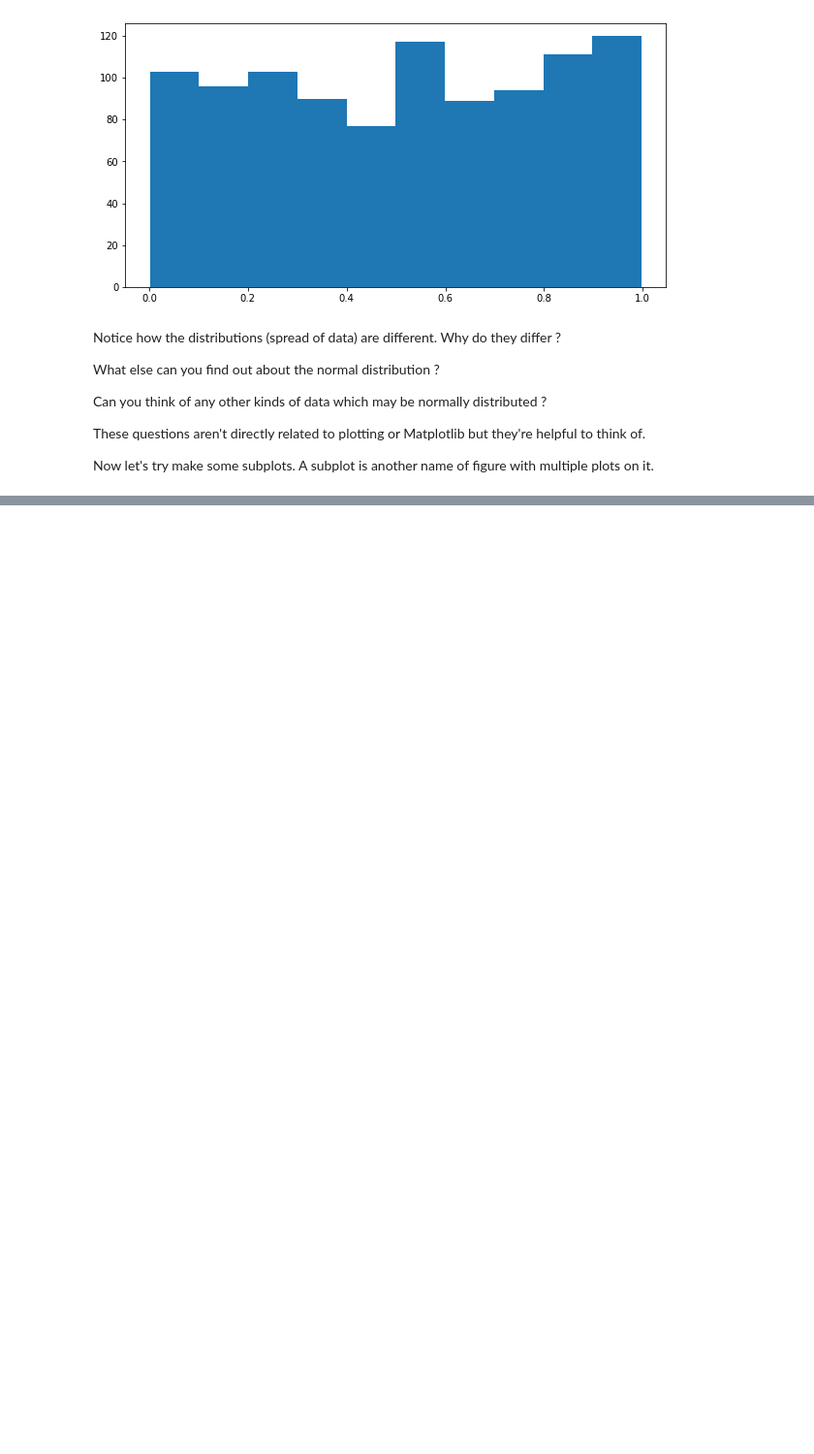
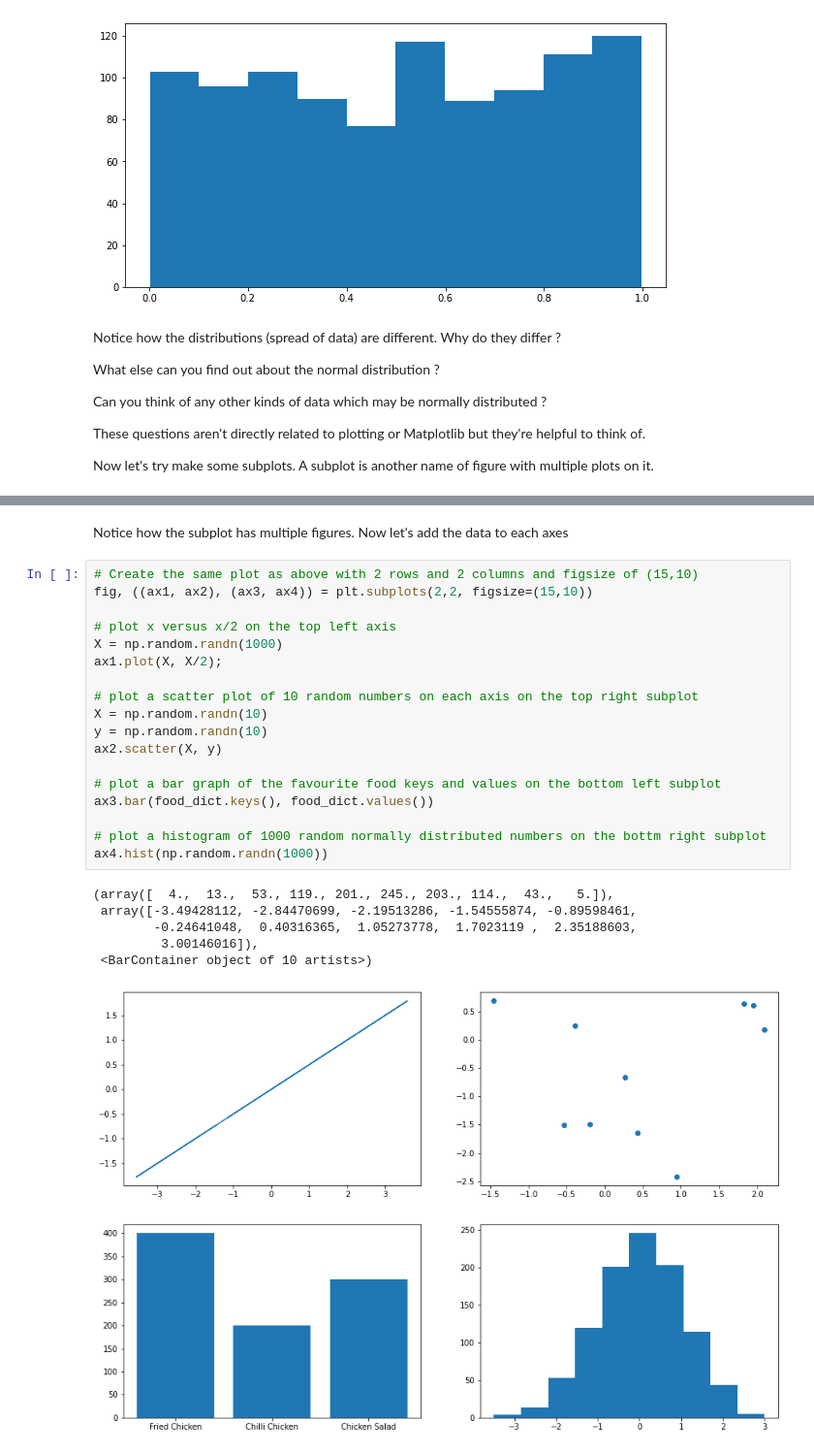
Before and after one commit to SaketMunda/ml-ds-tools-library-introduction, a Jupyter notebook: matplotlib-exercises.ipynb, the cells around one changed output, grey strips where cells are left out. Shown: that part at 97% size. Drawn from its saved outputs; the diff is of its cells as text; blank space fills up the shorter version.

```diff
--- a/matplotlib-exercises.ipynb
+++ b/matplotlib-exercises.ipynb
@@ -203,0 +209,27 @@ Now let's try make some subplots. A subplot is another name of figure with multi
+# %% [markdown]
+Notice how the subplot has multiple figures. Now let's add the data to each axes
+# %%
+# Create the same plot as above with 2 rows and 2 columns and figsize of (15,10)
+fig, ((ax1, ax2), (ax3, ax4)) = plt.subplots(2,2, figsize=(15,10))
+
+# plot x versus x/2 on the top left axis
+X = np.random.randn(1000)
+ax1.plot(X, X/2);
+
+# plot a scatter plot of 10 random numbers on each axis on the top right subplot
+X = np.random.randn(10)
+y = np.random.randn(10)
+ax2.scatter(X, y)
+
+# plot a bar graph of the favourite food keys and values on the bottom left subplot
+ax3.bar(food_dict.keys(), food_dict.values())
+
+# plot a histogram of 1000 random normally distributed numbers on the bottm right subplot
+ax4.hist(np.random.randn(1000))
+# %% [output]
+(array([  4.,  13.,  53., 119., 201., 245., 203., 114.,  43.,   5.]),
+ array([-3.49428112, -2.84470699, -2.19513286, -1.54555874, -0.89598461,
+        -0.24641048,  0.40316365,  1.05273778,  1.7023119 ,  2.35188603,
+         3.00146016]),
+ <BarContainer object of 10 artists>)
+[figure, added]
```
Also changed, not shown: parts of 5 cells of this notebook.
